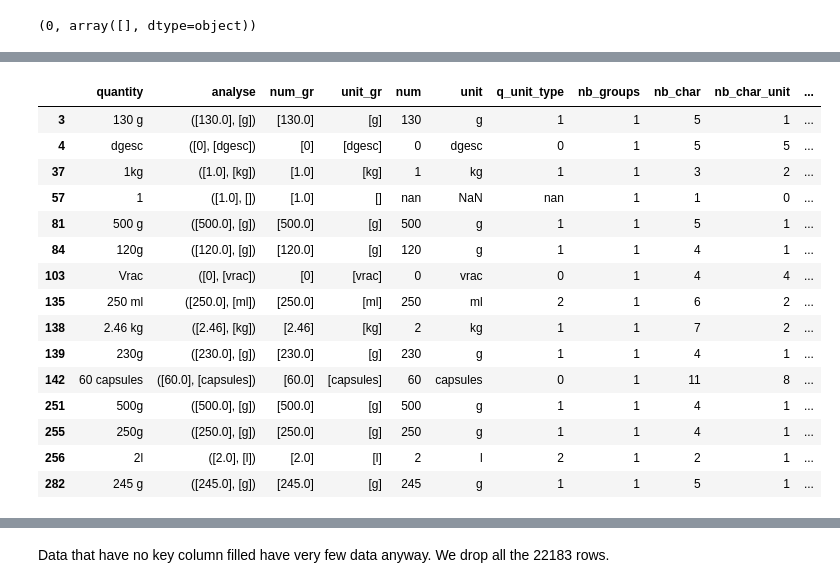
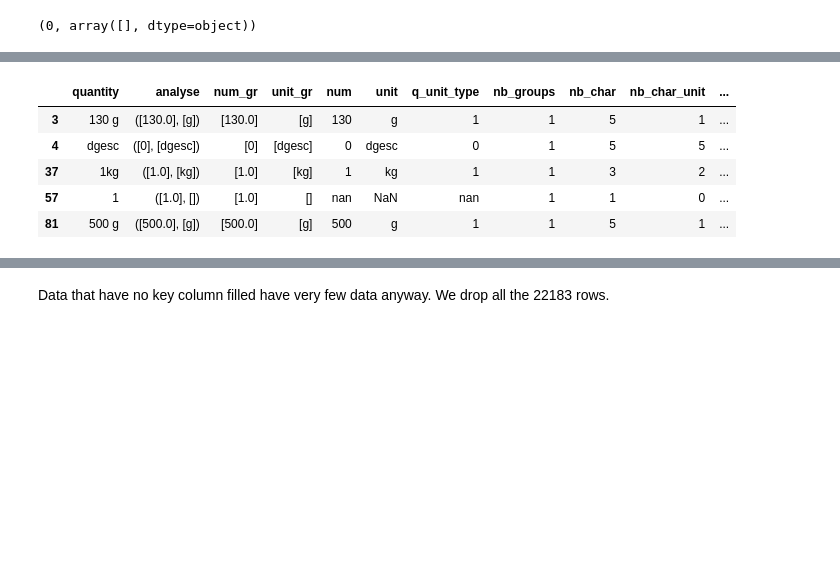
Before and after one commit to SmellyArmure/OC_DS_Project3, a Jupyter notebook: NOTEBOOKS/P3_Cleaning.ipynb, the cells around one changed output, grey strips where cells are left out. Drawn from its saved outputs; the diff is of its cells as text; code cells hidden in the pictures; blank space fills up the shorter version.

```diff
--- a/NOTEBOOKS/P3_Cleaning.ipynb
+++ b/NOTEBOOKS/P3_Cleaning.ipynb
@@ -817,24 +785,14 @@ df_quantity.insert(i, 'q_unit_type',
                    [quantity_type(s) if s is not np.nan else np.nan \
                     for s in df_quantity['unit']])
 # %%
-df_quantity.head(15)
+df_quantity.head(5)
 # %% [output]
 |  | quantity | analyse | num_gr | unit_gr | num | unit | q_unit_type | nb_groups | nb_char | nb_char_unit | ... |
 | 3 | 130 g | ([130.0], [g]) | [130.0] | [g] | 130 | g | 1 | 1 | 5 | 1 | ... |
 | 4 | dgesc | ([0], [dgesc]) | [0] | [dgesc] | 0 | dgesc | 0 | 1 | 5 | 5 | ... |
 | 37 | 1kg | ([1.0], [kg]) | [1.0] | [kg] | 1 | kg | 1 | 1 | 3 | 2 | ... |
 | 57 | 1 | ([1.0], []) | [1.0] | [] | nan | NaN | nan | 1 | 1 | 0 | ... |
 | 81 | 500 g | ([500.0], [g]) | [500.0] | [g] | 500 | g | 1 | 1 | 5 | 1 | ... |
-| 84 | 120g | ([120.0], [g]) | [120.0] | [g] | 120 | g | 1 | 1 | 4 | 1 | ... |
-| 103 | Vrac | ([0], [vrac]) | [0] | [vrac] | 0 | vrac | 0 | 1 | 4 | 4 | ... |
-| 135 | 250 ml | ([250.0], [ml]) | [250.0] | [ml] | 250 | ml | 2 | 1 | 6 | 2 | ... |
-| 138 | 2.46 kg | ([2.46], [kg]) | [2.46] | [kg] | 2 | kg | 1 | 1 | 7 | 2 | ... |
-| 139 | 230g | ([230.0], [g]) | [230.0] | [g] | 230 | g | 1 | 1 | 4 | 1 | ... |
-| 142 | 60 capsules | ([60.0], [capsules]) | [60.0] | [capsules] | 60 | capsules | 0 | 1 | 11 | 8 | ... |
-| 251 | 500g | ([500.0], [g]) | [500.0] | [g] | 500 | g | 1 | 1 | 4 | 1 | ... |
-| 255 | 250g | ([250.0], [g]) | [250.0] | [g] | 250 | g | 1 | 1 | 4 | 1 | ... |
-| 256 | 2l | ([2.0], [l]) | [2.0] | [l] | 2 | l | 2 | 1 | 2 | 1 | ... |
-| 282 | 245 g | ([245.0], [g]) | [245.0] | [g] | 245 | g | 1 | 1 | 5 | 1 | ... |
 # %%
 from random import randint
 
```
Also changed, not shown: parts of 64 cells of this notebook.
